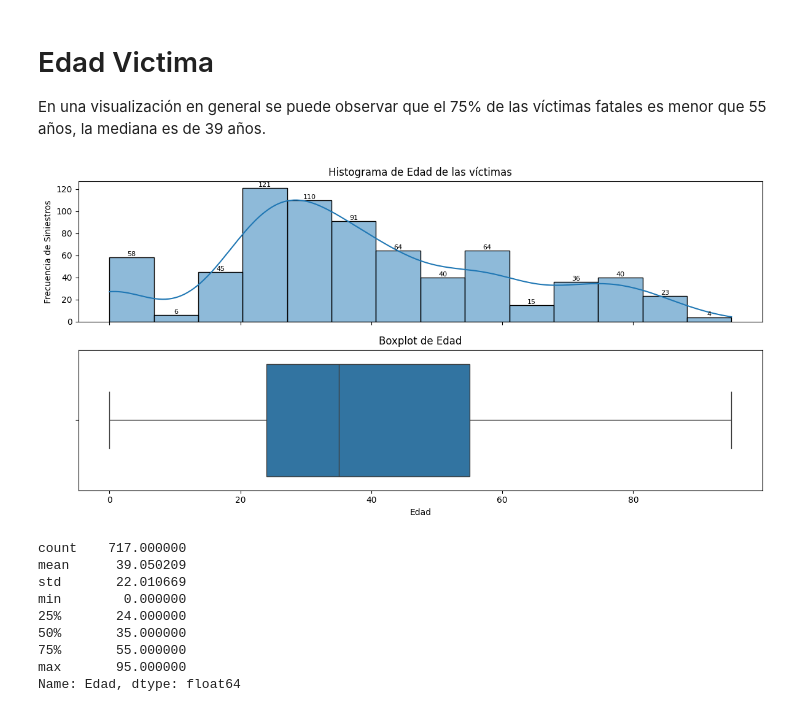
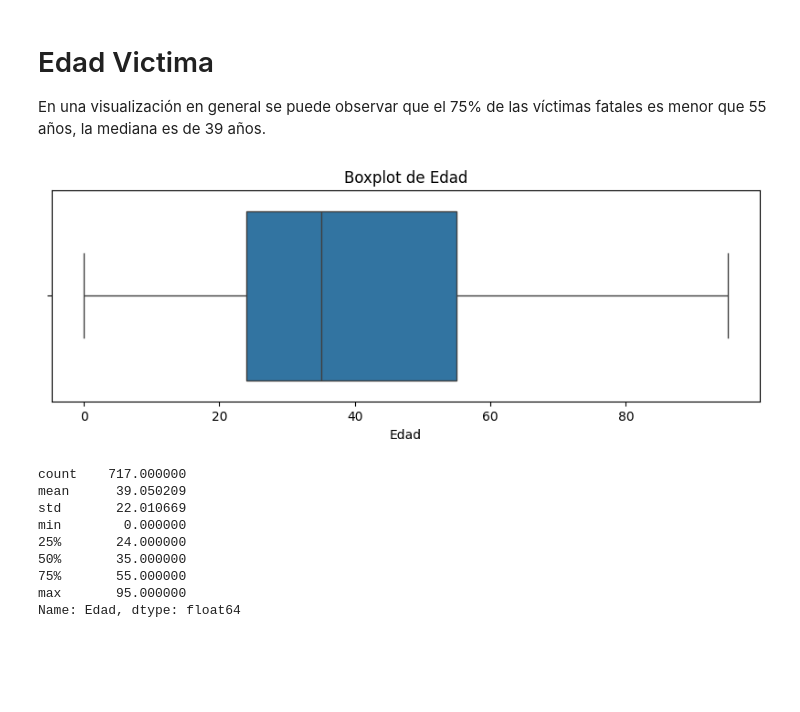
Before and after one commit to AgneseNahuel/PIDA, a Jupyter notebook: EDA.ipynb, the cells around one changed output. Saved outputs shown, nothing was run; the diff lists cells and outputs as text; code cells hidden in the pictures; blank space fills up the shorter version.

```diff
--- a/EDA.ipynb
+++ b/EDA.ipynb
@@ -148,28 +148,16 @@ plt.show()
 # Edad Victima
 
 En una visualización en general se puede observar que el 75% de las víctimas fatales es menor que 55 años, la mediana es de 39 años.
-# %%
-# Se crea una figura con un solo eje x compartido para tener dos gráficos en uno
-fig, ax = plt.subplots(2, 1, figsize=(12, 6), sharex=True)
-
-# Se grafica el histograma de la edad
-sns.histplot(df["Edad"], kde=True, ax=ax[0]) #se agrega la línea de suavizado
-ax[0].set_title("Histograma de Edad de las víctimas") ; ax[0].set_ylabel("Frecuencia de Siniestros")
-
-# Agregar etiquetas de datos en el histograma
-for p in ax[0].patches:
-    ax[0].annotate(f"{int(p.get_height())}", (p.get_x() + p.get_width() / 2., p.get_height()),
-                ha="center", va="bottom", fontsize=8, color="black")
-
-# Se grafica el boxplot de la edad
-sns.boxplot(x=df["Edad"], ax=ax[1])
-ax[1].set_title("Boxplot de Edad") ; ax[1].set_xlabel("Edad")
-
-# Se ajusta y muestra el gráfico
-plt.tight_layout()
-plt.show()
-# %% [output]
-[figure, removed]
+# %%
+
+# Se crea el boxplot de la edad
+plt.figure(figsize=(10, 3))
+sns.boxplot(x=df["Edad"])
+plt.title("Boxplot de Edad")
+plt.xlabel("Edad")
+plt.show()
+# %% [output]
+[figure, added]
 # %%
 df["Edad"].describe()
 # %% [output]
```
Also changed, not shown: parts of 2 cells of this notebook, 2 other files.
